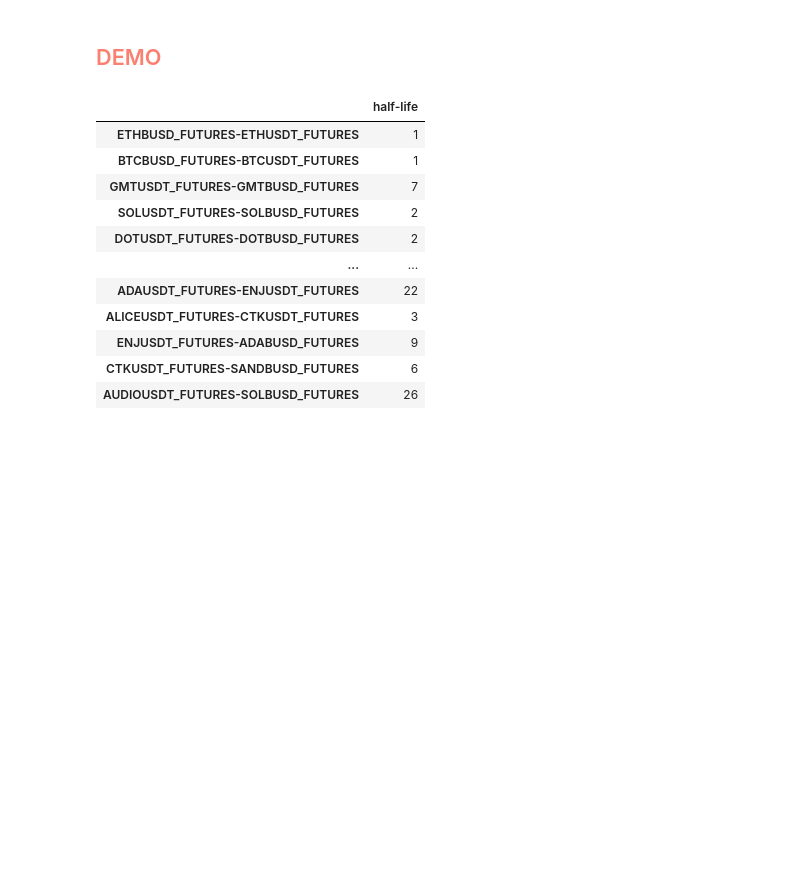
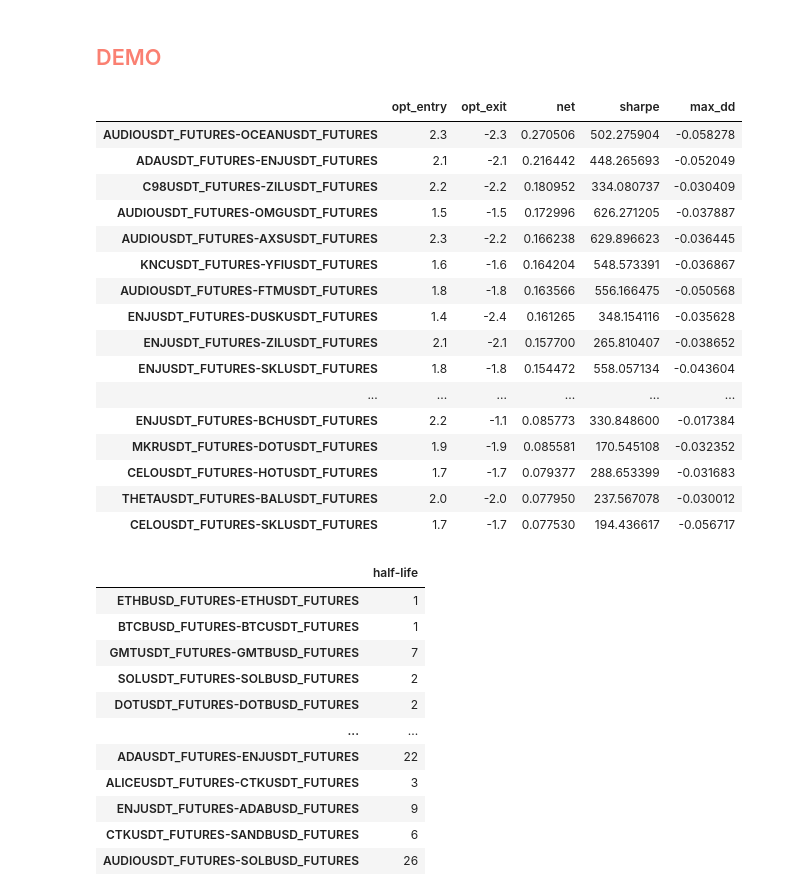
Before and after one commit to mscbr/algo_pairs, a Jupyter notebook: class_modules.ipynb, the cells around one changed output. Cells and saved outputs as stored; diff of their text form; code cells hidden in the pictures; blank space fills up the shorter version.

```diff
--- a/class_modules.ipynb
+++ b/class_modules.ipynb
@@ -869,3 +836,23 @@ backtester = Backtester(pairs=pairs, raw_data_dir="Binance_Historical_15m_FUTURE
+# %%
+backtester.pairs_results_opt_overview.head(20)
+# %% [output]
+|  | opt_entry | opt_exit | net | sharpe | max_dd |
+| AUDIOUSDT_FUTURES-OCEANUSDT_FUTURES | 2.3 | -2.3 | 0.270506 | 502.275904 | -0.058278 |
+| ADAUSDT_FUTURES-ENJUSDT_FUTURES | 2.1 | -2.1 | 0.216442 | 448.265693 | -0.052049 |
+| C98USDT_FUTURES-ZILUSDT_FUTURES | 2.2 | -2.2 | 0.180952 | 334.080737 | -0.030409 |
+| AUDIOUSDT_FUTURES-OMGUSDT_FUTURES | 1.5 | -1.5 | 0.172996 | 626.271205 | -0.037887 |
+| AUDIOUSDT_FUTURES-AXSUSDT_FUTURES | 2.3 | -2.2 | 0.166238 | 629.896623 | -0.036445 |
+| KNCUSDT_FUTURES-YFIUSDT_FUTURES | 1.6 | -1.6 | 0.164204 | 548.573391 | -0.036867 |
+| AUDIOUSDT_FUTURES-FTMUSDT_FUTURES | 1.8 | -1.8 | 0.163566 | 556.166475 | -0.050568 |
+| ENJUSDT_FUTURES-DUSKUSDT_FUTURES | 1.4 | -2.4 | 0.161265 | 348.154116 | -0.035628 |
+| ENJUSDT_FUTURES-ZILUSDT_FUTURES | 2.1 | -2.1 | 0.157700 | 265.810407 | -0.038652 |
+| ENJUSDT_FUTURES-SKLUSDT_FUTURES | 1.8 | -1.8 | 0.154472 | 558.057134 | -0.043604 |
+| ... | ... | ... | ... | ... | ... |
+| ENJUSDT_FUTURES-BCHUSDT_FUTURES | 2.2 | -1.1 | 0.085773 | 330.848600 | -0.017384 |
+| MKRUSDT_FUTURES-DOTUSDT_FUTURES | 1.9 | -1.9 | 0.085581 | 170.545108 | -0.032352 |
+| CELOUSDT_FUTURES-HOTUSDT_FUTURES | 1.7 | -1.7 | 0.079377 | 288.653399 | -0.031683 |
+| THETAUSDT_FUTURES-BALUSDT_FUTURES | 2.0 | -2.0 | 0.077950 | 237.567078 | -0.030012 |
+| CELOUSDT_FUTURES-SKLUSDT_FUTURES | 1.7 | -1.7 | 0.077530 | 194.436617 | -0.056717 |
 # %%
 backtester.get_pairs_spread_half_life()
 backtester.pairs_spread_halflife
```
Also changed, not shown: parts of 15 cells of this notebook.
